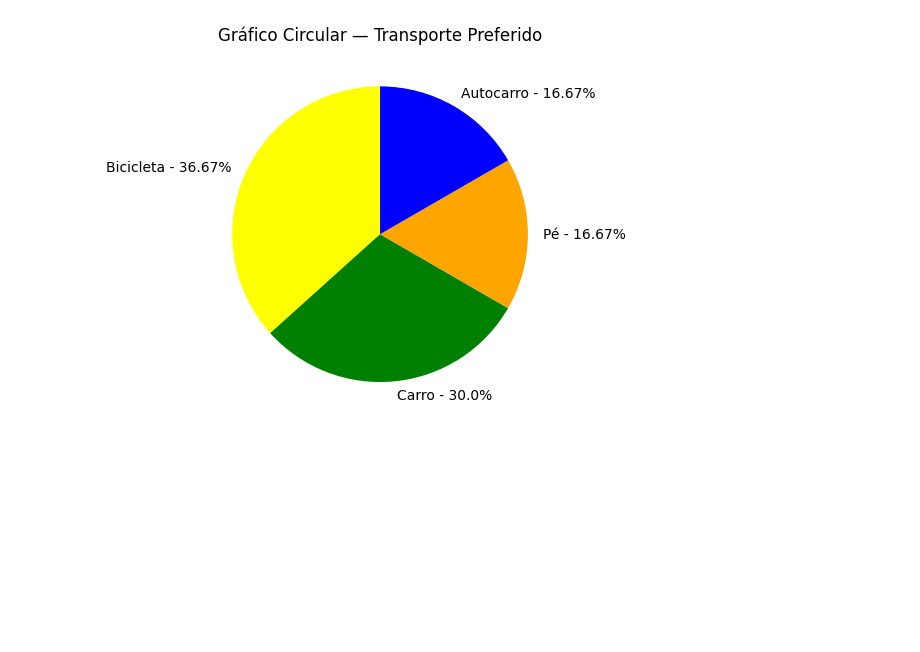
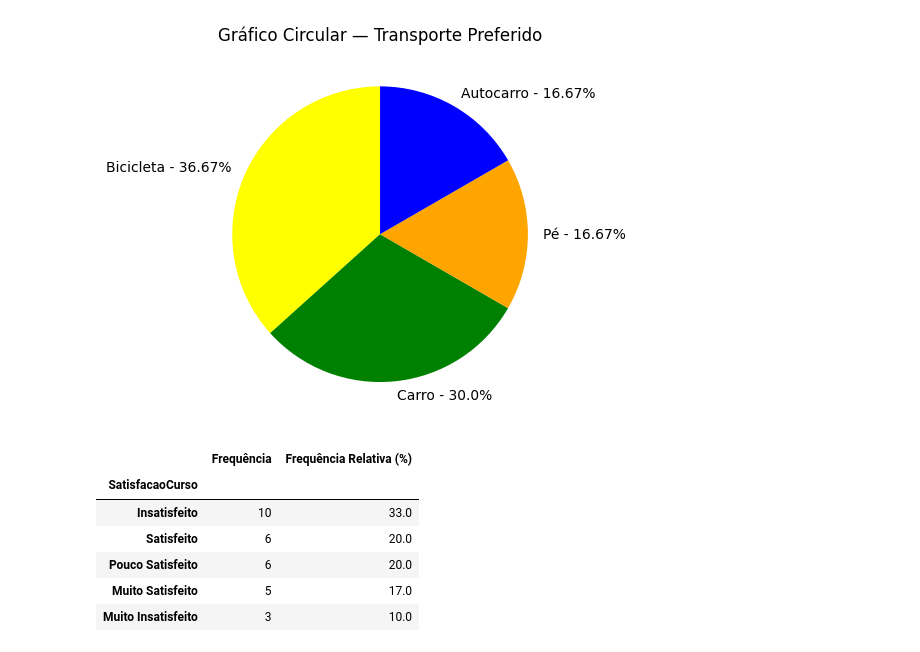
Before and after one commit to RuiRodrigues-lab/DataScienceFE, a Jupyter notebook: CP3.ipynb, the cells around one changed output. Cells and saved outputs as stored; diff of their text form; code cells hidden in the pictures; blank space fills up the shorter version.

```diff
--- a/CP3.ipynb
+++ b/CP3.ipynb
@@ -191,3 +191,20 @@ pie_var(
 )
 # %% [output]
 [figure]
+# %%
+#Tabela SatisfacaoCurso
+freq_abs = df["SatisfacaoCurso"].value_counts()
+freq_rel = df["SatisfacaoCurso"].value_counts(normalize=True).round(2)*100
+tabelaSatisfacaoCurso = pd.DataFrame({
+    "Frequência": freq_abs,
+    "Frequência Relativa (%)": freq_rel
+})
+tabelaSatisfacaoCurso
+# %% [output]
+|  | Frequência | Frequência Relativa (%) |
+| SatisfacaoCurso |  |  |
+| Insatisfeito | 10 | 33.0 |
+| Satisfeito | 6 | 20.0 |
+| Pouco Satisfeito | 6 | 20.0 |
+| Muito Satisfeito | 5 | 17.0 |
+| Muito Insatisfeito | 3 | 10.0 |
```
Also changed, not shown: parts of 3 cells of this notebook.
